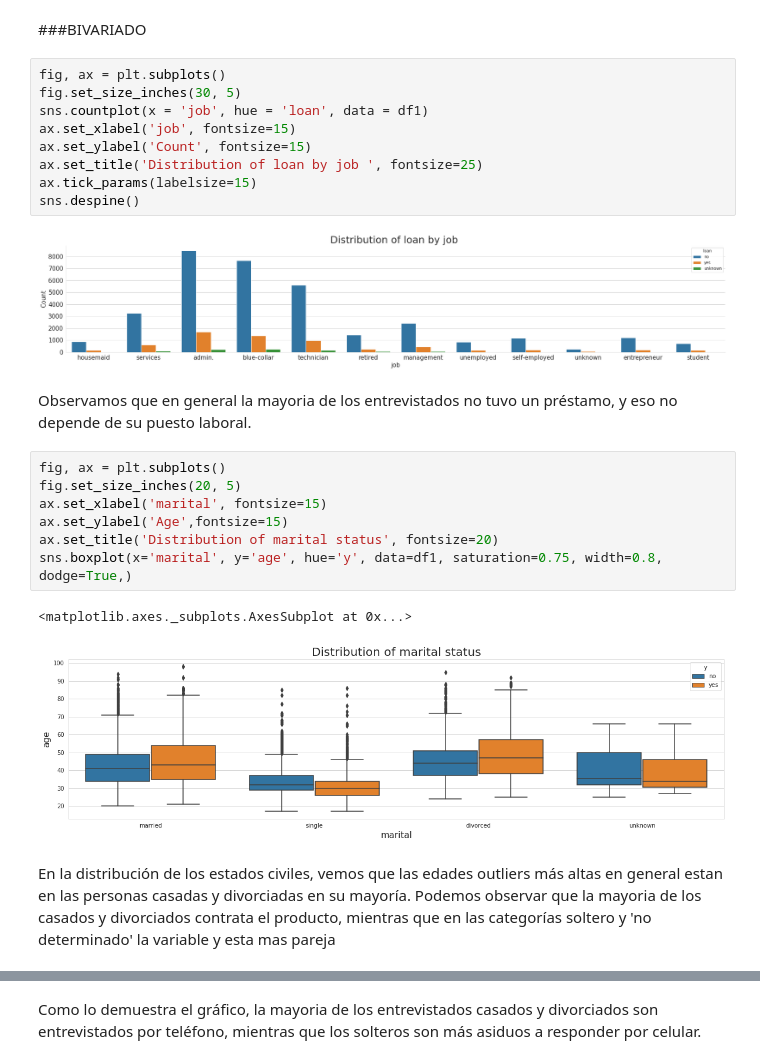
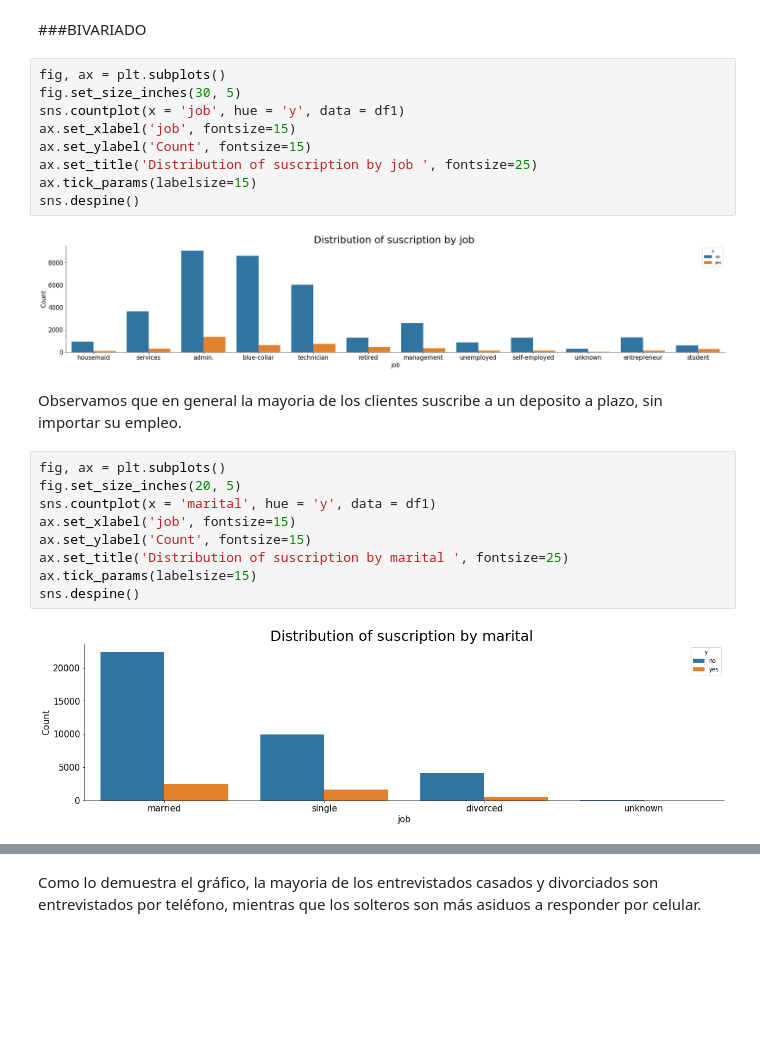
Before and after one commit to Dotto-Luis/CoderHouse-Challenges, a Jupyter notebook: EntregaFinal_BankMarketing.ipynb, the cells around one changed output, grey strips where cells are left out. Cells and saved outputs as stored; diff of their text form; blank space fills up the shorter version.

```diff
--- a/EntregaFinal_BankMarketing.ipynb
+++ b/EntregaFinal_BankMarketing.ipynb
@@ -645,25 +683,24 @@ bank_o['poutcome'].replace(['nonexistent', 'failure', 'success'], [1,2,3], inpla
 # %%
 fig, ax = plt.subplots()
 fig.set_size_inches(30, 5)
-sns.countplot(x = 'job', hue = 'loan', data = df1)
+sns.countplot(x = 'job', hue = 'y', data = df1)
 ax.set_xlabel('job', fontsize=15)
 ax.set_ylabel('Count', fontsize=15)
-ax.set_title('Distribution of loan by job ', fontsize=25)
+ax.set_title('Distribution of suscription by job ', fontsize=25)
 ax.tick_params(labelsize=15)
 sns.despine()
 # %% [output]
-[figure, old version]
+[figure, new version]
 # %% [markdown]
-Observamos que en general la mayoria de los entrevistados no tuvo un préstamo, y eso no depende de su puesto laboral.
+Observamos que en general la mayoria de los clientes suscribe a un deposito a plazo, sin importar su empleo.
 # %%
 fig, ax = plt.subplots()
 fig.set_size_inches(20, 5)
-ax.set_xlabel('marital', fontsize=15)
-ax.set_ylabel('Age',fontsize=15)
-ax.set_title('Distribution of marital status', fontsize=20)
-sns.boxplot(x='marital', y='age', hue='y', data=df1, saturation=0.75, width=0.8, dodge=True,)
+sns.countplot(x = 'marital', hue = 'y', data = df1)
+ax.set_xlabel('job', fontsize=15)
+ax.set_ylabel('Count', fontsize=15)
+ax.set_title('Distribution of suscription by marital ', fontsize=25)
+ax.tick_params(labelsize=15)
+sns.despine()
 # %% [output]
-<matplotlib.axes._subplots.AxesSubplot at 0x...>
-[figure, old version]
+[figure, new version]
-# %% [markdown]
-En la distribución de los estados civiles, vemos que las edades outliers más altas en general estan en las personas casadas y divorciadas en su mayoría. Podemos observar que la mayoria de los casados y divorciados contrata el producto, mientras que en las categorías soltero y 'no determinado' la variable y esta mas pareja
```
Also changed, not shown: parts of 70 cells of this notebook.
